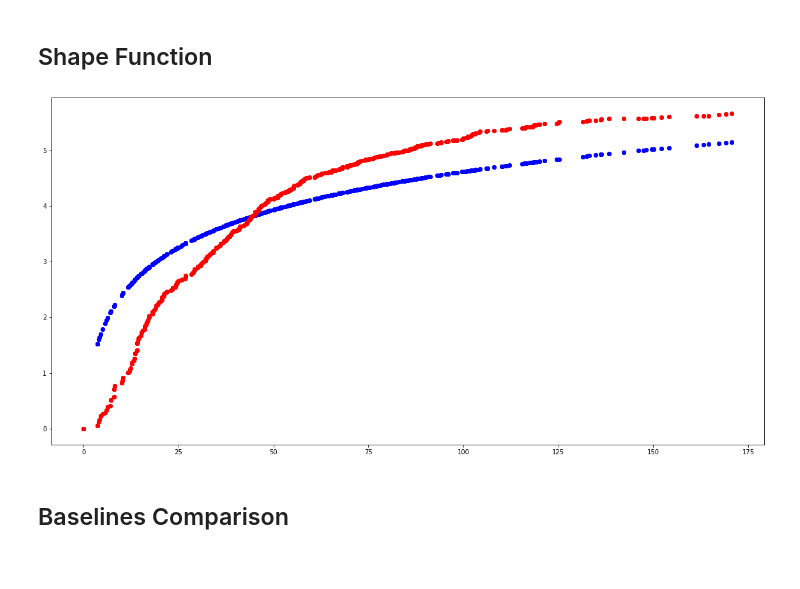
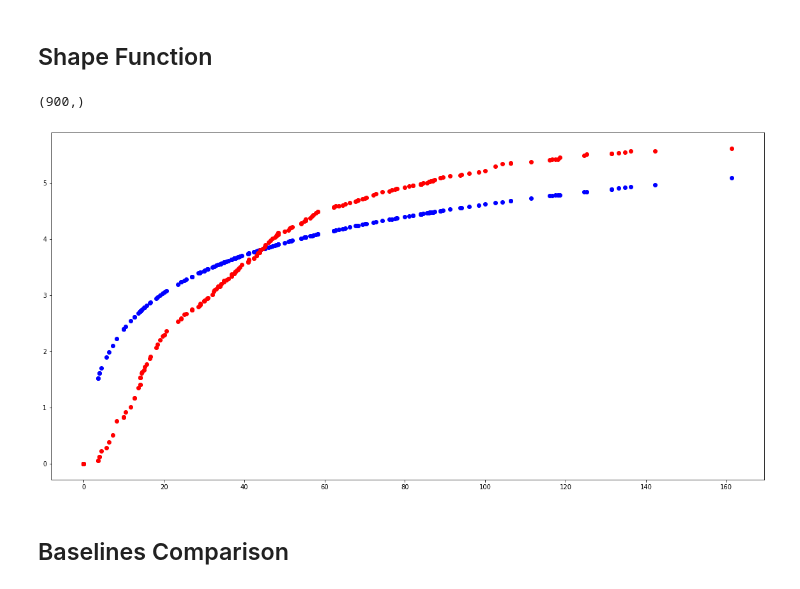
Before and after one commit to isVy08/ESTF, a Jupyter notebook: viz.ipynb, the cells around one changed output. Cells and saved outputs as stored; diff of their text form; code cells hidden in the pictures.

```diff
--- a/viz.ipynb
+++ b/viz.ipynb
@@ -79,14 +81,18 @@ plot_forecast(sim[0], sim[1], 6, 5, 0, 3000)
 ids, d, _ = load_pickle('data/sample.pickle')
 d_norm = d
 F = np.log(d_norm+1)
+# %%
+F.shape
+# %% [output]
+(900,)
 # %%
-l = 0
+l = 200
 plt.figure(figsize=(20,10))
-plt.scatter(d_norm[:], F[:, ], c='b')
-plt.scatter(d_norm, sim[2][:, 0], c='r')
+plt.scatter(d_norm[:l], F[:l, ], c='b')
+plt.scatter(d_norm[:l], sim[2][:l, 0], c='r')
 plt.show()
 # %% [output]
-[figure, old version]
+[figure, new version]
 # %%
 plot_shape_function(d_norm, sim[2], None, 5, 5)
 # %% [markdown]
```
Also changed, not shown: parts of 7 cells of this notebook, 14 other files.
